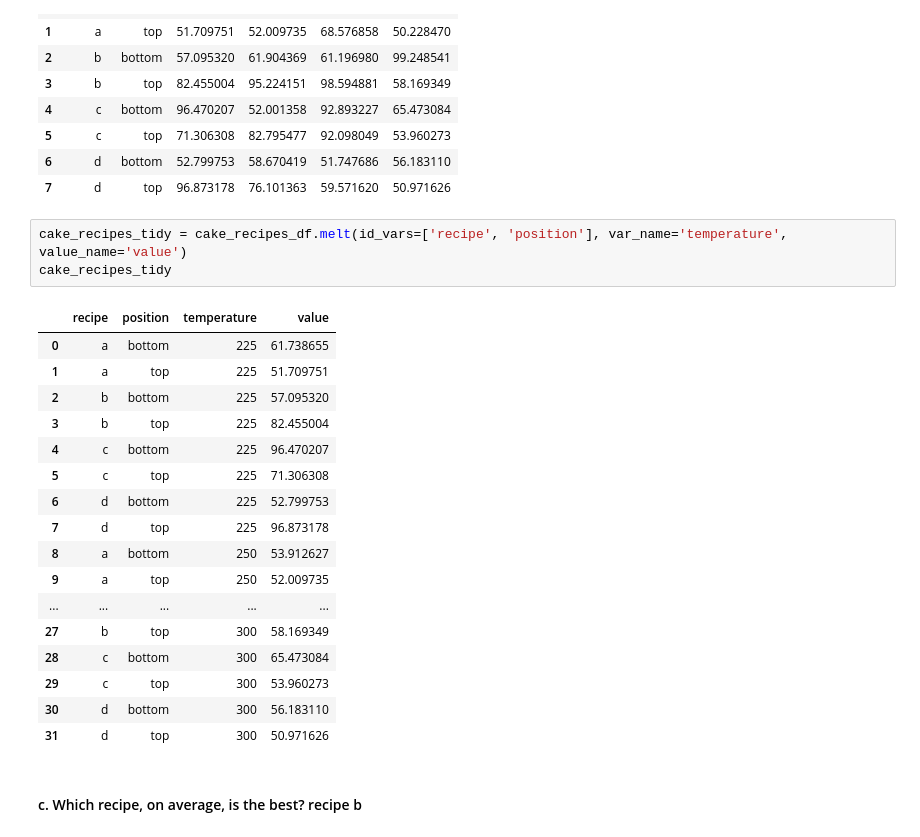
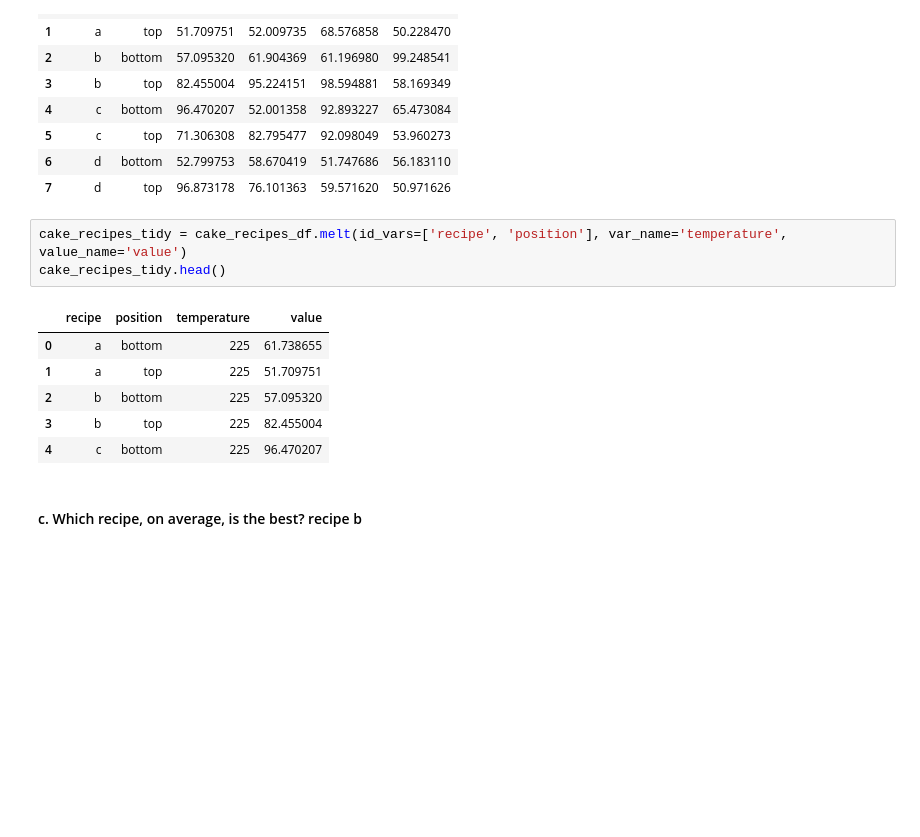
Before and after one commit to chadallen210/classification-exercises, a Jupyter notebook: tidy_data.ipynb, the cells around one changed output. Cells and saved outputs as stored; diff of their text form; blank space fills up the shorter version.

```diff
--- a/tidy_data.ipynb
+++ b/tidy_data.ipynb
@@ -197,25 +197,14 @@ cake_recipes_df
 | 7 | d | top | 96.873178 | 76.101363 | 59.571620 | 50.971626 |
 # %%
 cake_recipes_tidy = cake_recipes_df.melt(id_vars=['recipe', 'position'], var_name='temperature', value_name='value')
-cake_recipes_tidy
+cake_recipes_tidy.head()
 # %% [output]
 |  | recipe | position | temperature | value |
 | 0 | a | bottom | 225 | 61.738655 |
 | 1 | a | top | 225 | 51.709751 |
 | 2 | b | bottom | 225 | 57.095320 |
 | 3 | b | top | 225 | 82.455004 |
 | 4 | c | bottom | 225 | 96.470207 |
-| 5 | c | top | 225 | 71.306308 |
-| 6 | d | bottom | 225 | 52.799753 |
-| 7 | d | top | 225 | 96.873178 |
-| 8 | a | bottom | 250 | 53.912627 |
-| 9 | a | top | 250 | 52.009735 |
-| ... | ... | ... | ... | ... |
-| 27 | b | top | 300 | 58.169349 |
-| 28 | c | bottom | 300 | 65.473084 |
-| 29 | c | top | 300 | 53.960273 |
-| 30 | d | bottom | 300 | 56.183110 |
-| 31 | d | top | 300 | 50.971626 |
 # %% [markdown]
 #### c. Which recipe, on average, is the best? recipe b
 # %%
```
Also changed, not shown: parts of 2 cells of this notebook.
